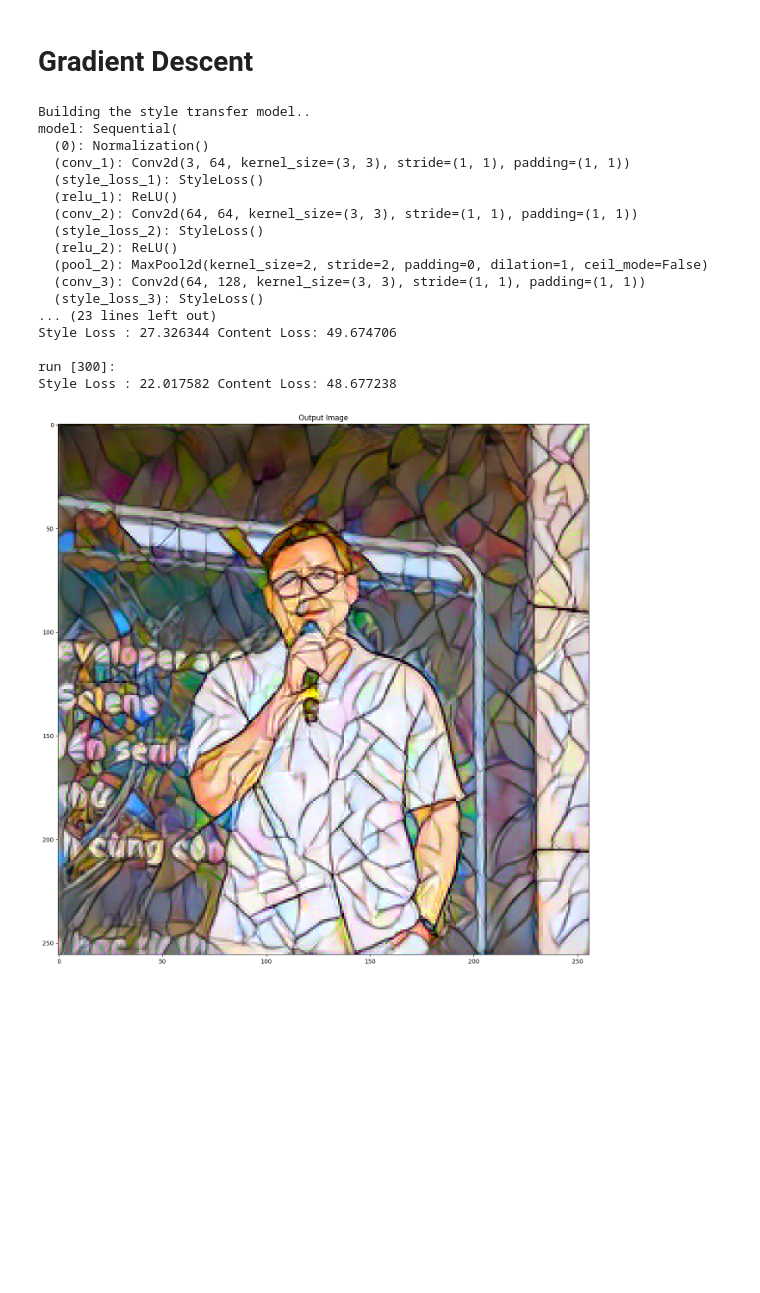
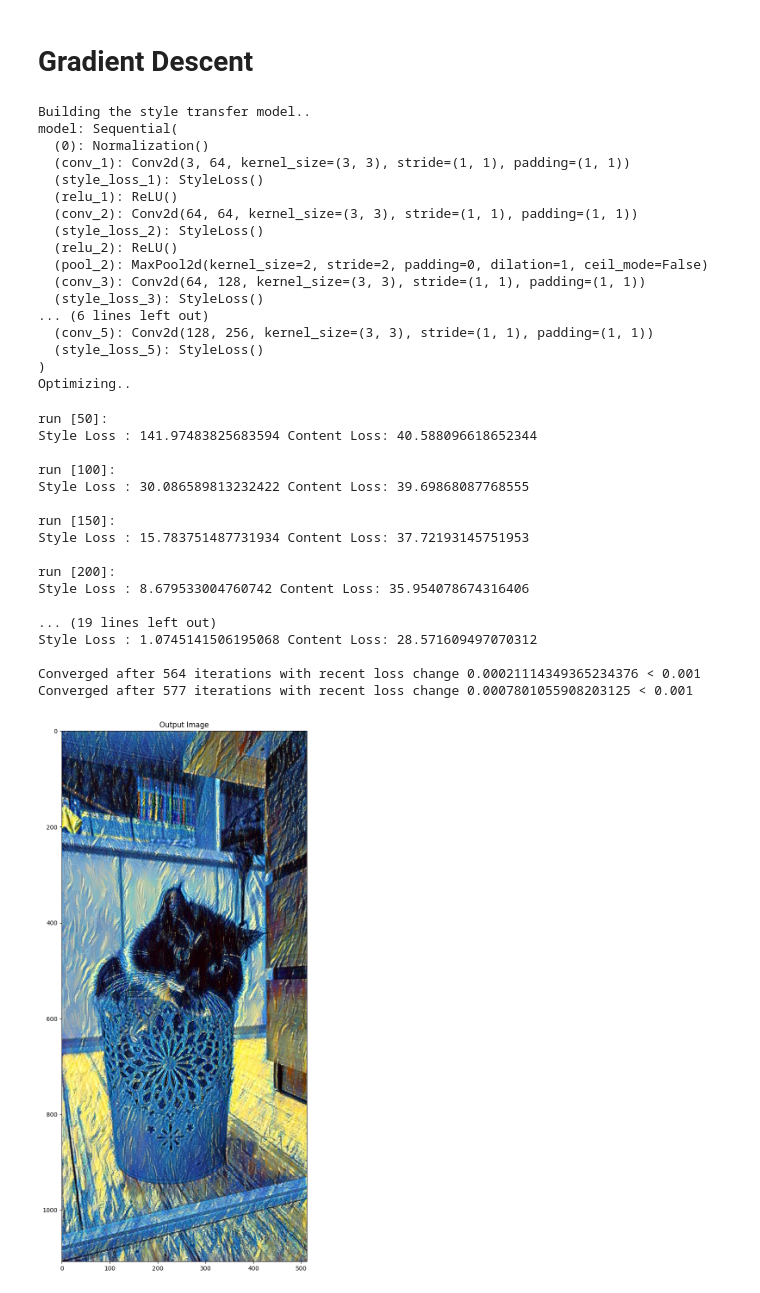
Before and after one commit to gooners006/MSE, a Jupyter notebook: AIN501/Final_Project_2.ipynb, the cells around one changed output. Cells and saved outputs as stored; diff of their text form; code cells hidden in the pictures; blank space fills up the shorter version.

```diff
--- a/AIN501/Final_Project_2.ipynb
+++ b/AIN501/Final_Project_2.ipynb
@@ -22,6 +22,6 @@ device(type='cpu')
 # %%
-content_path = "./images/content/me.jpg"
-style_path = "./images/style-images/mosaic.jpg"
+content_path = "./images/content/my-cat.jpg"
+style_path = "./images/style-images/starry_night.jpg"
 scaled_source_name = "scaled_source.jpg"
 # %%
 # Resize the images to have the same dimensions
@@ -353,35 +395,53 @@ def run_style_transfer(
 # %%
 output = run_style_transfer(
     cnn,
     cnn_normalization_mean,
     cnn_normalization_std,
     content_img,
     style_img,
     input_img,
+    style_weight=1000000,
+    content_weight=1,
 )
 
 plt.figure(figsize=(16, 16))
 imshow(output, title="Output Image")
 
-# sphinx_gallery_thumbnail_number = 4
 plt.ioff()
 plt.show()
 # %% [output]
 Building the style transfer model..
 model: Sequential(
   (0): Normalization()
   (conv_1): Conv2d(3, 64, kernel_size=(3, 3), stride=(1, 1), padding=(1, 1))
   (style_loss_1): StyleLoss()
   (relu_1): ReLU()
   (conv_2): Conv2d(64, 64, kernel_size=(3, 3), stride=(1, 1), padding=(1, 1))
   (style_loss_2): StyleLoss()
   (relu_2): ReLU()
   (pool_2): MaxPool2d(kernel_size=2, stride=2, padding=0, dilation=1, ceil_mode=False)
   (conv_3): Conv2d(64, 128, kernel_size=(3, 3), stride=(1, 1), padding=(1, 1))
   (style_loss_3): StyleLoss()
-... (23 lines left out)
-Style Loss : 27.326344 Content Loss: 49.674706
-
-run [300]:
-Style Loss : 22.017582 Content Loss: 48.677238
+... (6 lines left out)
+  (conv_5): Conv2d(128, 256, kernel_size=(3, 3), stride=(1, 1), padding=(1, 1))
+  (style_loss_5): StyleLoss()
+)
+Optimizing..
+run [50]:
+Style Loss : 141.97483825683594 Content Loss: 40.588096618652344
+
+run [100]:
+Style Loss : 30.086589813232422 Content Loss: 39.69868087768555
+
+run [150]:
+Style Loss : 15.783751487731934 Content Loss: 37.72193145751953
+
+run [200]:
+Style Loss : 8.679533004760742 Content Loss: 35.954078674316406
+
+... (19 lines left out)
+Style Loss : 1.0745141506195068 Content Loss: 28.571609497070312
+
+Converged after 564 iterations with recent loss change 0.00021114349365234376 < 0.001
+Converged after 577 iterations with recent loss change 0.0007801055908203125 < 0.001
-[figure, old version]
+[figure, new version]
```
Also changed, not shown: parts of 4 cells of this notebook, 1 other file.
